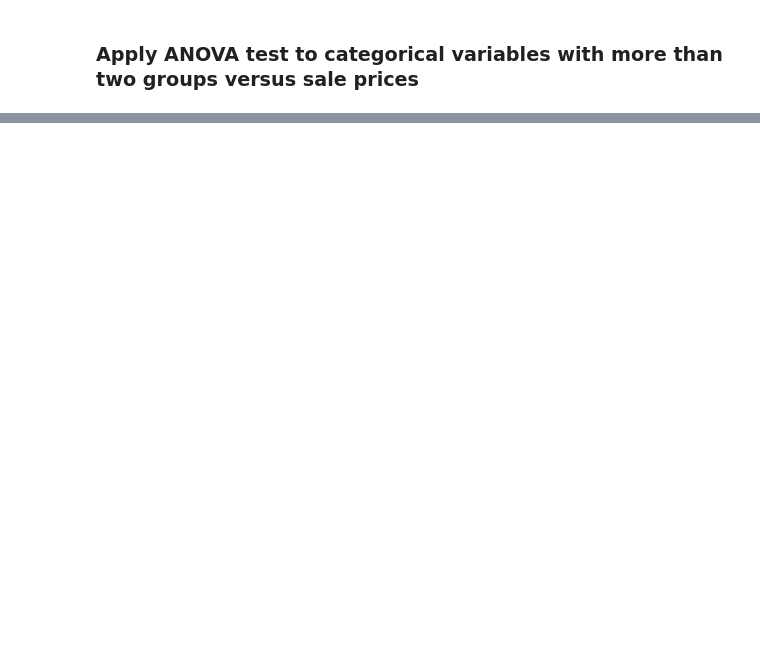
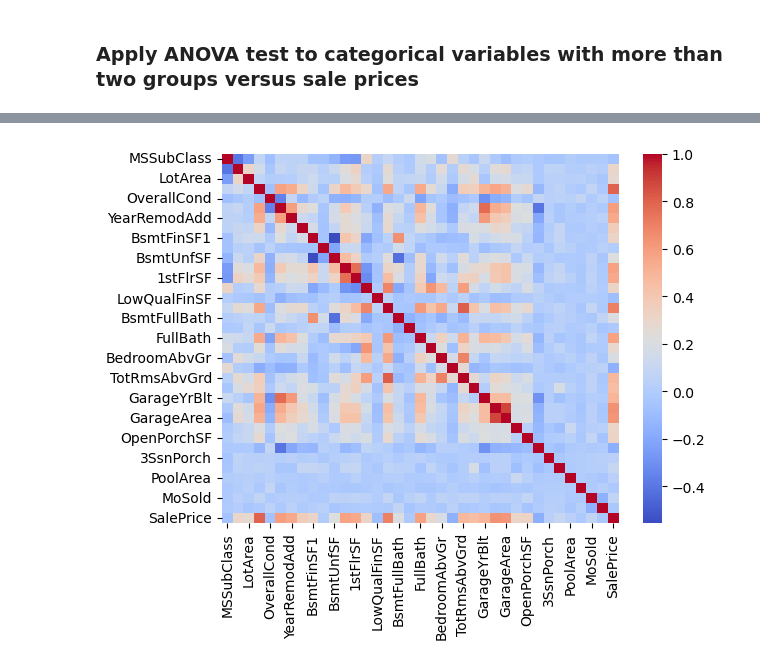
Before and after one commit to davidzhao1015/house-price-eda, a Jupyter notebook: house-price-EDA.ipynb, the cells around one changed output, grey strips where cells are left out. Cells and saved outputs as stored; diff of their text form; code cells hidden in the pictures; blank space fills up the shorter version.

```diff
--- a/house-price-EDA.ipynb
+++ b/house-price-EDA.ipynb
@@ -817,0 +997,8 @@ print(ttest_results_df)
+# %%
+numeric_vars = train_df_dropna_clean2.select_dtypes(include=[np.number]) # Select numeric variables
+# Drop Id column
+numeric_vars = numeric_vars.drop(columns='Id')
+# %%
+correlation_matrix_pearson = numeric_vars.corr()
+# print(heatmap_data.shape)
+print(correlation_matrix_pearson.shape)
@@ -817,0 +1027,6 @@ print(ttest_results_df)
+# %%
+# Draw a heatmap to visualize the correlation matrix with color representing correlation coefficients.
+sns.heatmap(correlation_matrix_pearson, annot=False, cmap='coolwarm')
+plt.show()
+# %% [output]
+[figure, added]
```
Also changed, not shown: parts of 57 cells of this notebook.
